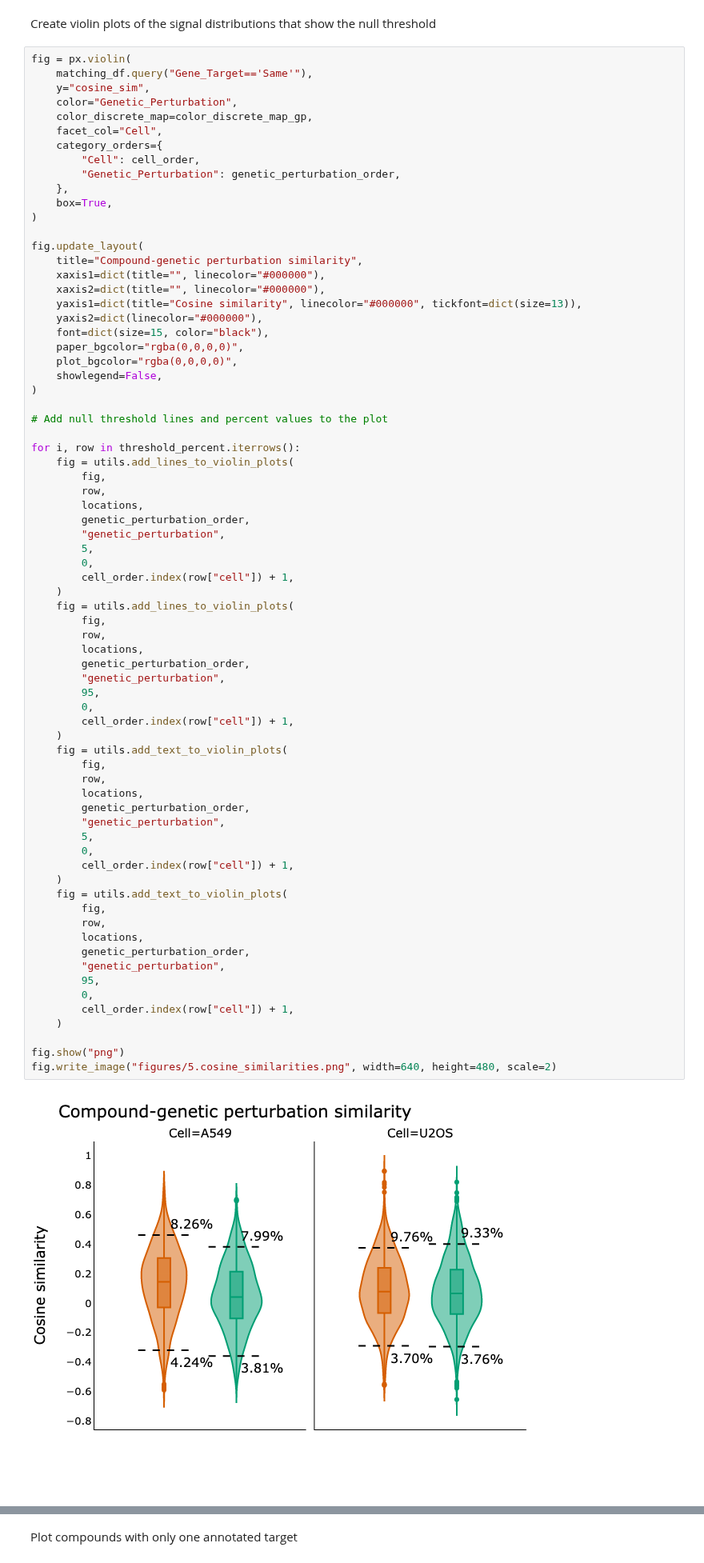
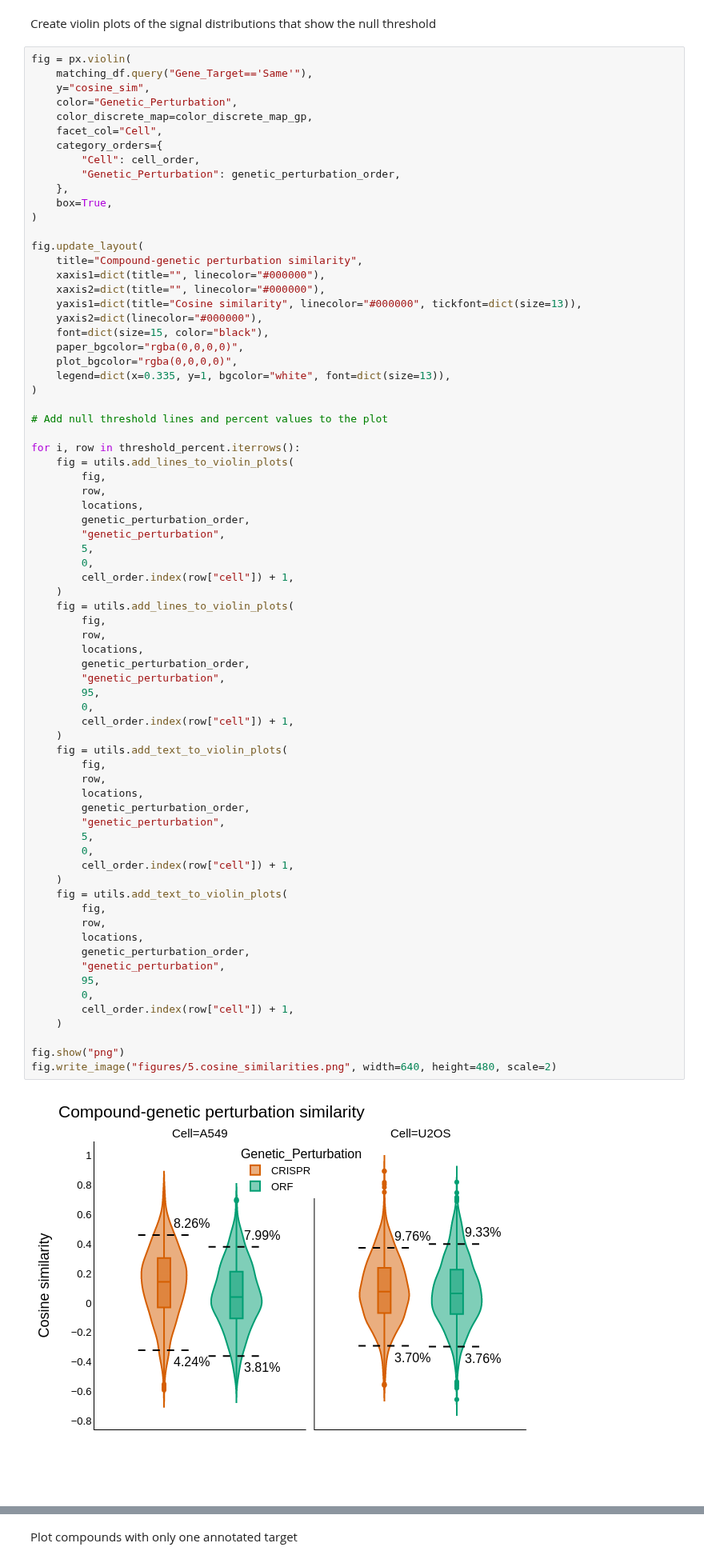
Before and after one commit to jump-cellpainting/2024_Chandrasekaran_NatureMethods, a Jupyter notebook: benchmark/5.visualize-similarities.ipynb, the cells around one changed output, grey strips where cells are left out. Shown at 80% size. Cells and saved outputs as stored; diff of their text form.

Commit message:
Update visualization;add documentation

```diff
--- a/benchmark/5.visualize-similarities.ipynb
+++ b/benchmark/5.visualize-similarities.ipynb
@@ -329,7 +329,7 @@ fig.update_layout(
     font=dict(size=15, color="black"),
     paper_bgcolor="rgba(0,0,0,0)",
     plot_bgcolor="rgba(0,0,0,0)",
-    showlegend=False,
+    legend=dict(x=0.335, y=1, bgcolor="white", font=dict(size=13)),
 )
 
 # Add null threshold lines and percent values to the plot
@@ -352,31 +352,31 @@ for i, row in threshold_percent.iterrows():
         genetic_perturbation_order,
         "genetic_perturbation",
         95,
         0,
         cell_order.index(row["cell"]) + 1,
     )
     fig = utils.add_text_to_violin_plots(
         fig,
         row,
         locations,
         genetic_perturbation_order,
         "genetic_perturbation",
         5,
         0,
         cell_order.index(row["cell"]) + 1,
     )
     fig = utils.add_text_to_violin_plots(
         fig,
         row,
         locations,
         genetic_perturbation_order,
         "genetic_perturbation",
         95,
         0,
         cell_order.index(row["cell"]) + 1,
     )
 
 fig.show("png")
 fig.write_image("figures/5.cosine_similarities.png", width=640, height=480, scale=2)
 # %% [output]
-[figure, old version]
+[figure, new version]
```
Also changed, not shown: parts of 10 cells of this notebook, 6 other files.
